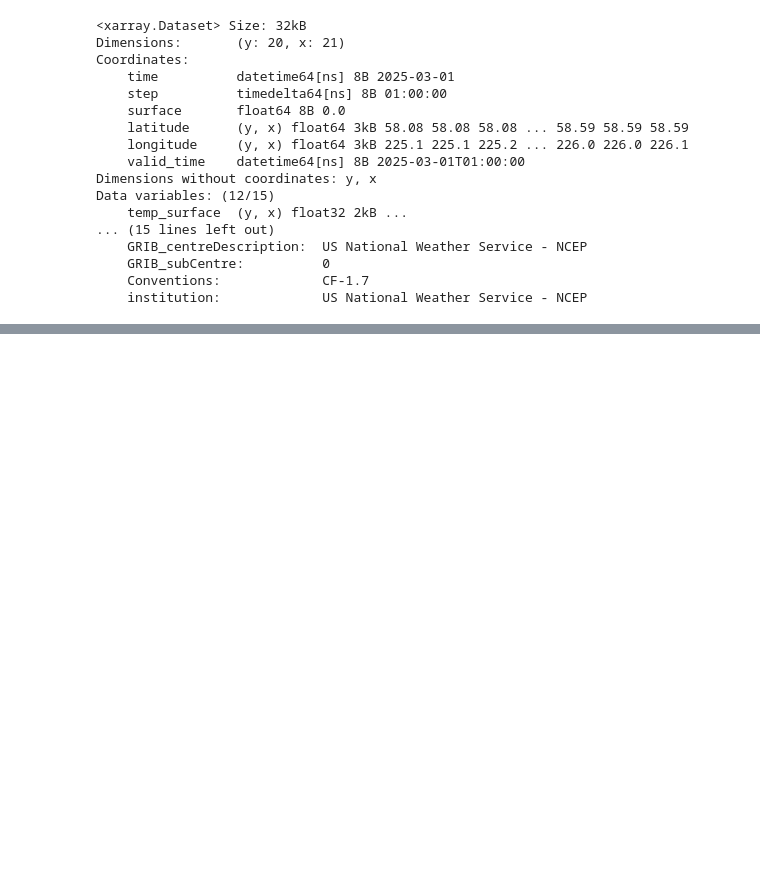
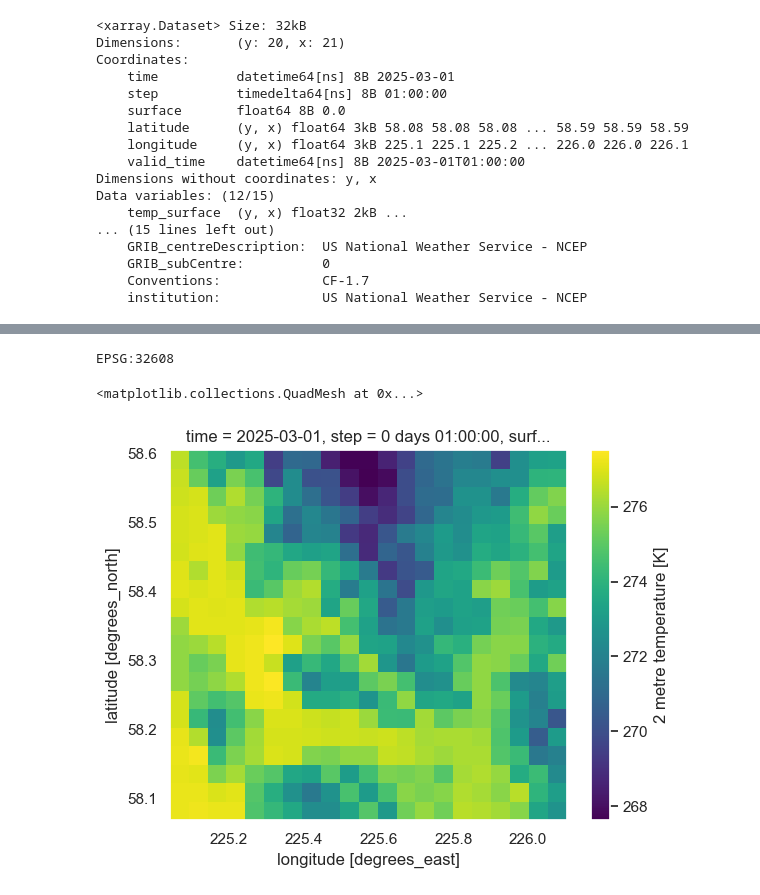
Before and after one commit to cassielumbrazo/juneau_data_analysis, a Jupyter notebook: 4_merge_test_data_hrrrak.ipynb, the cells around one changed output, grey strips where cells are left out. Cells and saved outputs as stored; diff of their text form; code cells hidden in the pictures; blank space fills up the shorter version.

```diff
--- a/4_merge_test_data_hrrrak.ipynb
+++ b/4_merge_test_data_hrrrak.ipynb
@@ -187,0 +235,6 @@ Now, it's time to try to merge multiple datetimes together...
+# %%
+# Assign latitude and longitude as coordinates for y and x axes
+ds = ds.assign_coords({"y": ds.latitude[:, 0], "x": ds.longitude[0, :]})
+
+# Now, check the coordinates again to make sure they are assigned properly
+print(ds.coords)
@@ -187,0 +251,16 @@ Now, it's time to try to merge multiple datetimes together...
+# %%
+# Now assign the CRS with EPSG:4326 (assuming the lat/lon are in degrees)
+ds.rio.write_crs("EPSG:4326", inplace=True)
+
+# Reproject the dataset to EPSG:32608 (UTM Zone 8N)
+ds_reprojected = ds.rio.reproject("EPSG:32608")
+
+# Check the new CRS
+print(ds_reprojected.rio.crs)
+# %% [output]
+EPSG:32608
+# %%
+ds.temp.plot()
+# %% [output]
+<matplotlib.collections.QuadMesh at 0x...>
+[figure, added]
```
Also changed, not shown: parts of 35 cells of this notebook.
